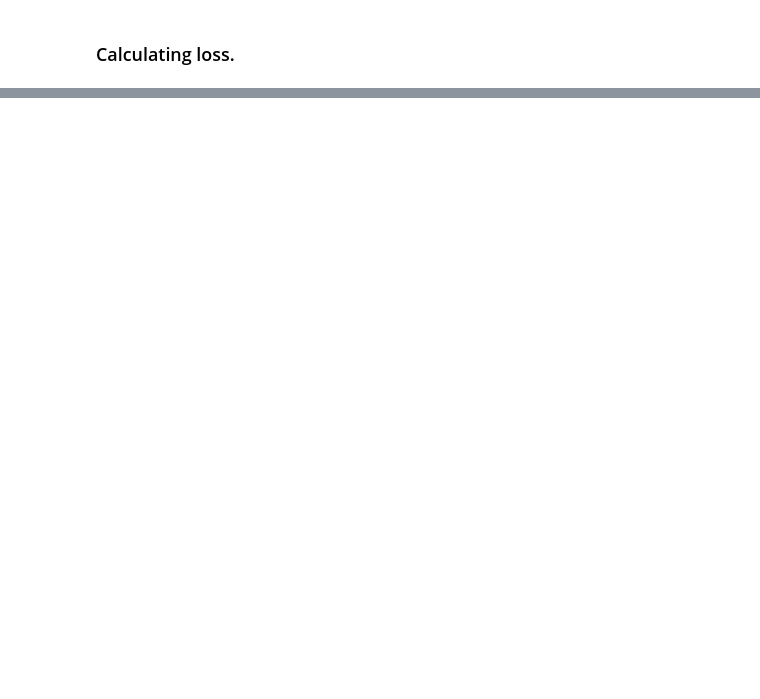
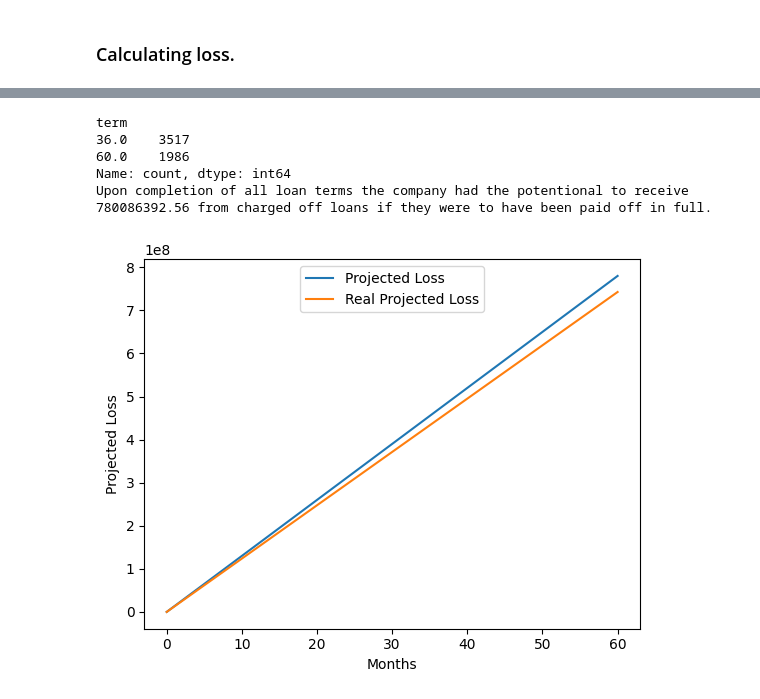
Before and after one commit to julienhvillemur/exploratory-data-analysis---customer-loans-in-finance561, a Jupyter notebook: data_analysis.ipynb, the cells around one changed output, grey strips where cells are left out. Drawn from its saved outputs; the diff is of its cells as text; code cells hidden in the pictures; blank space fills up the shorter version.

```diff
--- a/data_analysis.ipynb
+++ b/data_analysis.ipynb
@@ -67,0 +68,33 @@ A total of 219672.33 was paid towards charged off loans
+# %%
+# Call the DataFrameInfo class with the charged off subset of the loan payments table.
+charged_off_info = DataFrameInfo(charged_off_loans)
+
+# View different term length (months) of charged off loans.
+loan_terms = charged_off_info.get_unique_values('term')
+print(loan_terms)
+
+# Isolate 36 and 60 month term loans.
+term_36_loans = loan_payments.loc[loan_payments['term'] == 36.0]
+term_60_loans = loan_payments.loc[loan_payments['term'] == 60.0]
+
+# Calculate amount due over whole term of charged of loans.
+term_36_owed = term_36_loans['instalment'].sum() * 36
+term_60_owed = term_60_loans['instalment'].sum() * 36
+
+# Calculate potential revenue from charged off loans if they were to have been paid off in full over whole term.
+projected_loss = (term_36_owed + term_60_owed).round(2)
+print(f'Upon completion of all loan terms the company had the potentional to receive {projected_loss} from charged off loans if they were to have been paid off in full.')
+
+# Calculate projected loss inclusive of payments already made towards charged off loans.
+real_loss = projected_loss - charged_off_payments
+# %% [output]
+term
+36.0    3517
+60.0    1986
+Name: count, dtype: int64
+Upon completion of all loan terms the company had the potentional to receive 780086392.56 from charged off loans if they were to have been paid off in full.
+# %%
+# Visualise projected loss using line graph.
+plot_data.line_graph(projected_loss, real_loss)
+# %% [output]
+[figure, added]
```
Also changed, not shown: parts of 5 cells of this notebook, 4 other files.
